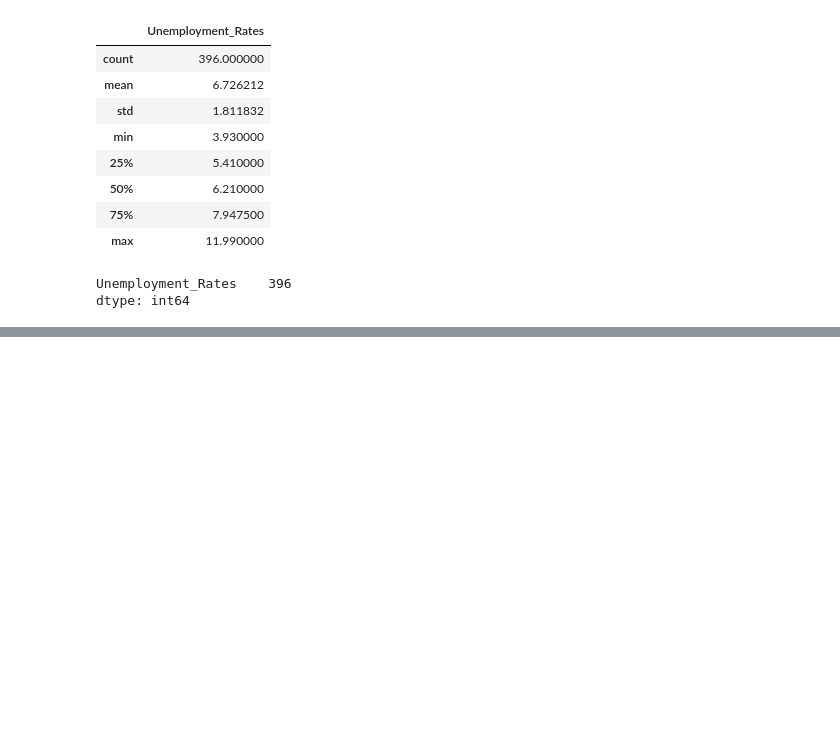
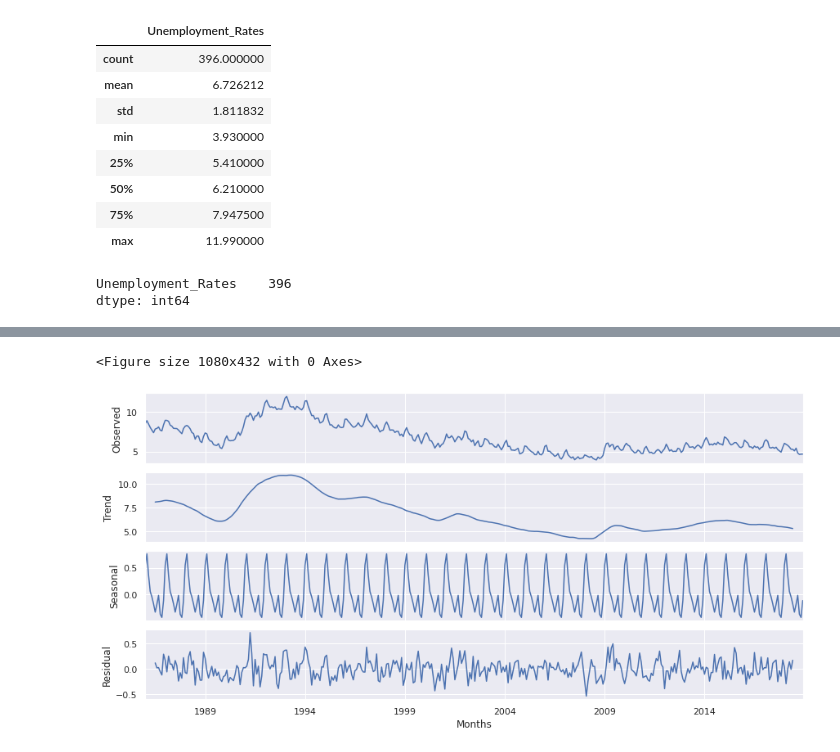
Before and after one commit to Theodin28/QBUS6840, a Jupyter notebook: QBUS_Assign3.ipynb, the cells around one changed output, grey strips where cells are left out. Drawn from its saved outputs; the diff is of its cells as text; code cells hidden in the pictures; blank space fills up the shorter version.

```diff
--- a/QBUS_Assign3.ipynb
+++ b/QBUS_Assign3.ipynb
@@ -38,0 +68,8 @@ dtype: int64
+# %%
+decomposition = seasonal_decompose(ts, freq=12)
+fig = plt.figure()
+fig = decomposition.plot()
+fig.set_size_inches(12, 6);
+# %% [output]
+<Figure size 1080x432 with 0 Axes>
+[figure, added]
```
Also changed, not shown: parts of 8 cells of this notebook.
